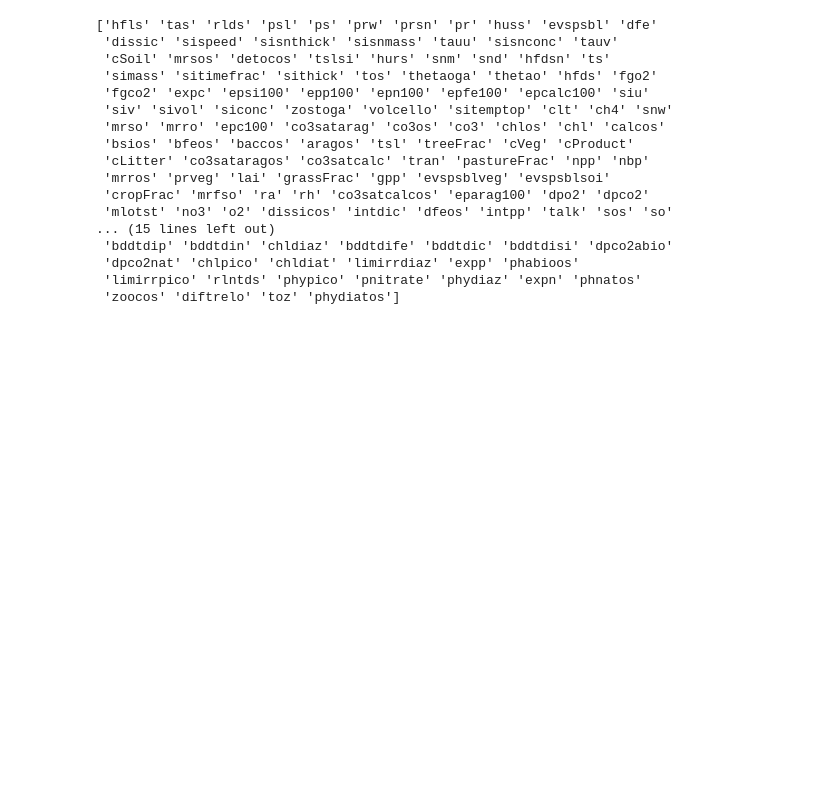
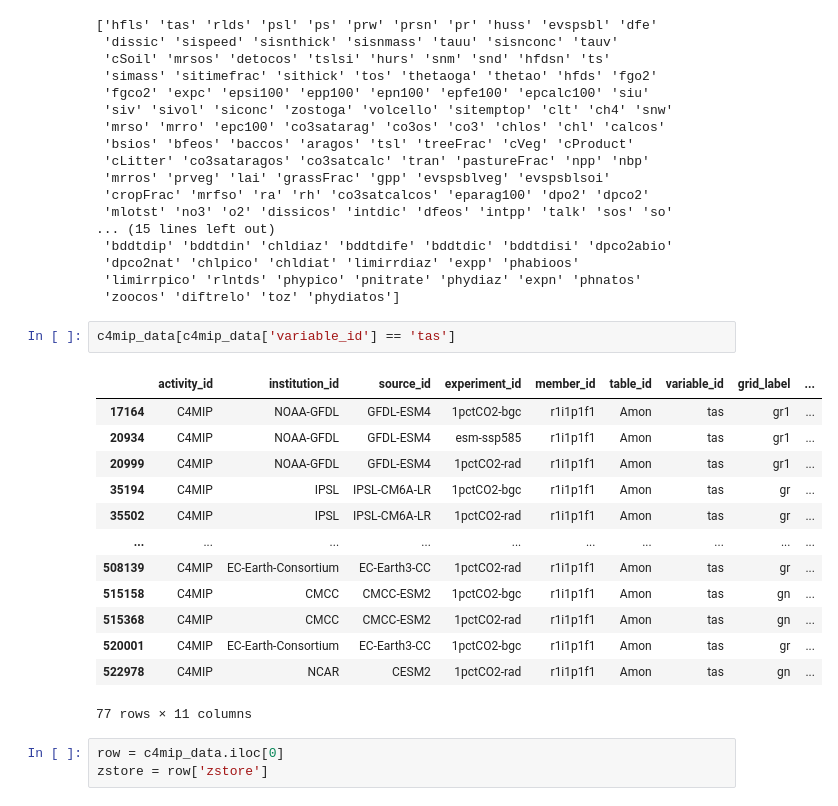
Before and after one commit to andykkimm/dsc_106project3, a Jupyter notebook: test.ipynb, the cells around one changed output. Saved outputs shown, nothing was run; the diff lists cells and outputs as text; blank space fills up the shorter version.

```diff
--- a/test.ipynb
+++ b/test.ipynb
@@ -38,3 +38,22 @@ print(c4mip_data.variable_id.unique())
  'dpco2nat' 'chlpico' 'chldiat' 'limirrdiaz' 'expp' 'phabioos'
  'limirrpico' 'rlntds' 'phypico' 'pnitrate' 'phydiaz' 'expn' 'phnatos'
  'zoocos' 'diftrelo' 'toz' 'phydiatos']
+# %%
+c4mip_data[c4mip_data['variable_id'] == 'tas']
+# %% [output]
+|  | activity_id | institution_id | source_id | experiment_id | member_id | table_id | variable_id | grid_label | ... |
+| 17164 | C4MIP | NOAA-GFDL | GFDL-ESM4 | 1pctCO2-bgc | r1i1p1f1 | Amon | tas | gr1 | ... |
+| 20934 | C4MIP | NOAA-GFDL | GFDL-ESM4 | esm-ssp585 | r1i1p1f1 | Amon | tas | gr1 | ... |
+| 20999 | C4MIP | NOAA-GFDL | GFDL-ESM4 | 1pctCO2-rad | r1i1p1f1 | Amon | tas | gr1 | ... |
+| 35194 | C4MIP | IPSL | IPSL-CM6A-LR | 1pctCO2-bgc | r1i1p1f1 | Amon | tas | gr | ... |
+| 35502 | C4MIP | IPSL | IPSL-CM6A-LR | 1pctCO2-rad | r1i1p1f1 | Amon | tas | gr | ... |
+| ... | ... | ... | ... | ... | ... | ... | ... | ... | ... |
+| 508139 | C4MIP | EC-Earth-Consortium | EC-Earth3-CC | 1pctCO2-rad | r1i1p1f1 | Amon | tas | gr | ... |
+| 515158 | C4MIP | CMCC | CMCC-ESM2 | 1pctCO2-bgc | r1i1p1f1 | Amon | tas | gn | ... |
+| 515368 | C4MIP | CMCC | CMCC-ESM2 | 1pctCO2-rad | r1i1p1f1 | Amon | tas | gn | ... |
+| 520001 | C4MIP | EC-Earth-Consortium | EC-Earth3-CC | 1pctCO2-bgc | r1i1p1f1 | Amon | tas | gr | ... |
+| 522978 | C4MIP | NCAR | CESM2 | 1pctCO2-rad | r1i1p1f1 | Amon | tas | gn | ... |
+77 rows × 11 columns
+# %%
+row = c4mip_data.iloc[0]
+zstore = row['zstore']
```
Also changed, not shown: parts of 7 cells of this notebook.
